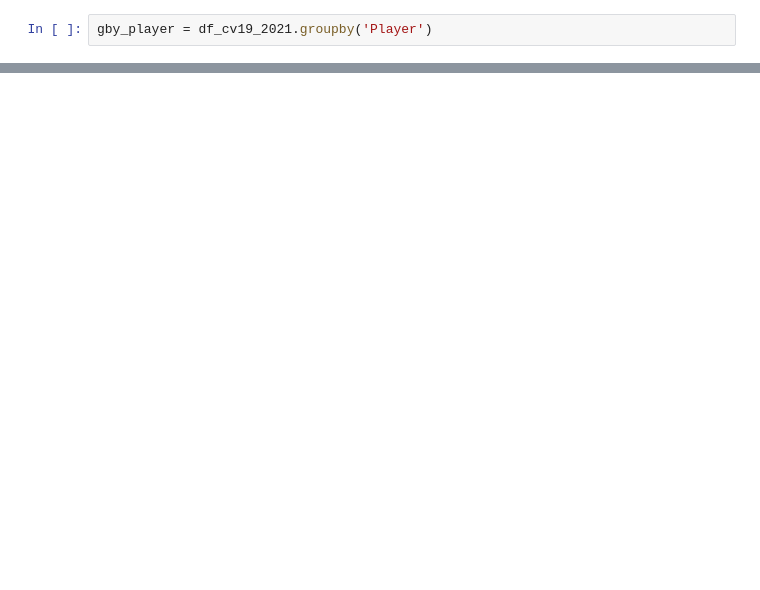
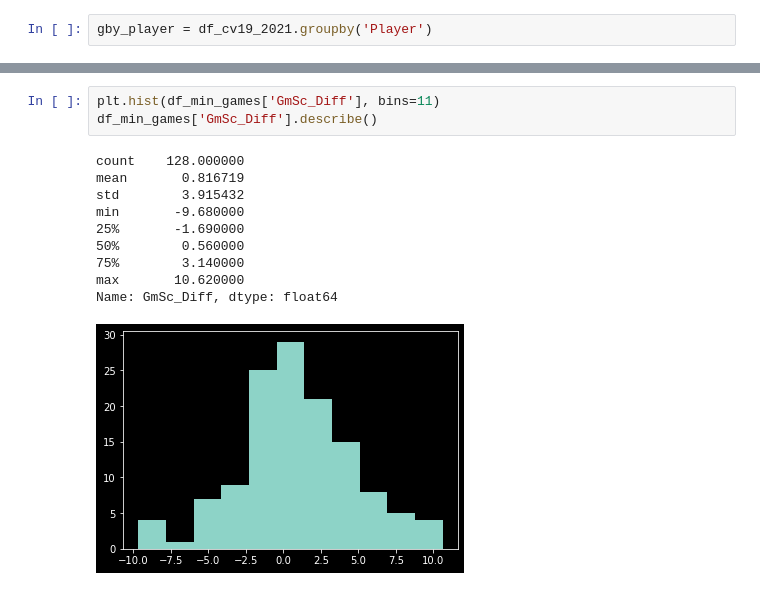
Before and after one commit to MLvtt/NBA-COVID-19-Investigation, a Jupyter notebook: code/eda.ipynb, the cells around one changed output, grey strips where cells are left out. Drawn from its saved outputs; the diff is of its cells as text; blank space fills up the shorter version.

```diff
--- a/code/eda.ipynb
+++ b/code/eda.ipynb
@@ -189,0 +278,14 @@ counts = gby_player.count()
+# %%
+plt.hist(df_min_games['GmSc_Diff'], bins=11)
+df_min_games['GmSc_Diff'].describe()
+# %% [output]
+count    128.000000
+mean       0.816719
+std        3.915432
+min       -9.680000
+25%       -1.690000
+50%        0.560000
+75%        3.140000
+max       10.620000
+Name: GmSc_Diff, dtype: float64
+[figure, added]
```
Also changed, not shown: parts of 41 cells of this notebook, 12 other files.
